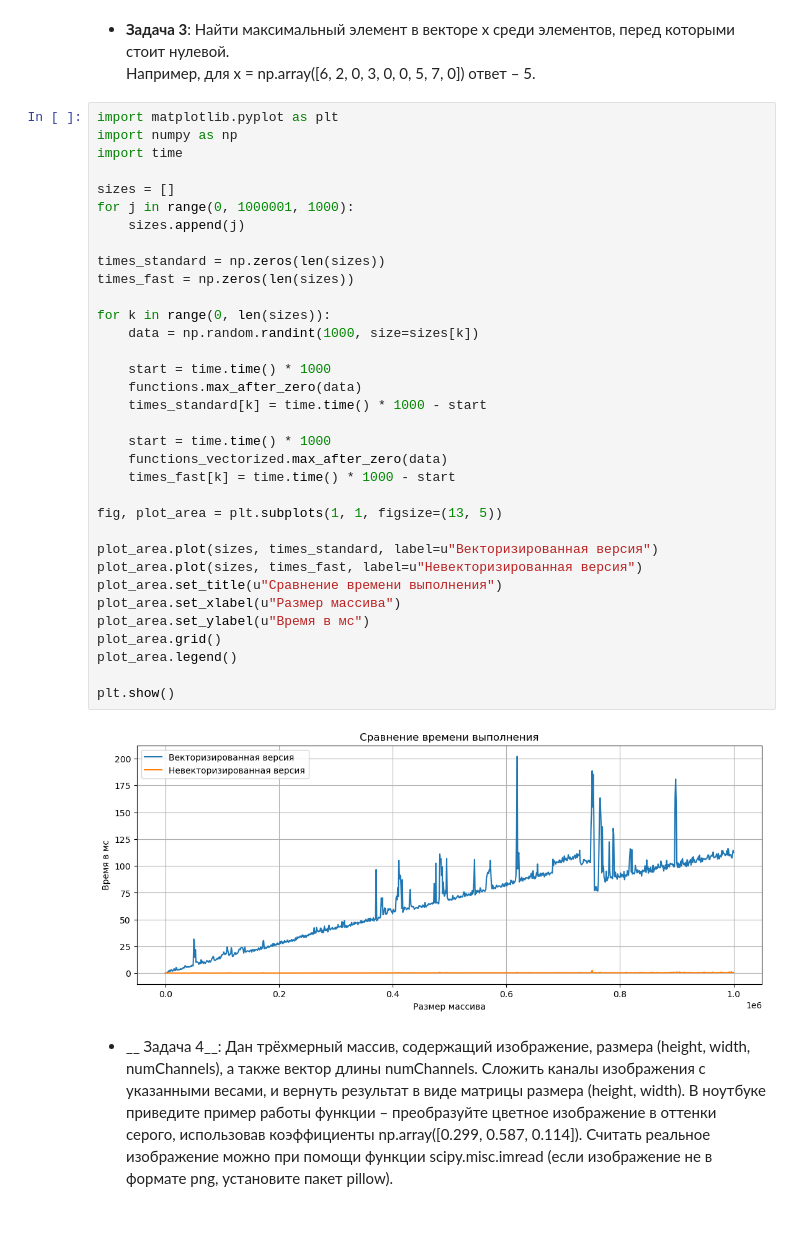
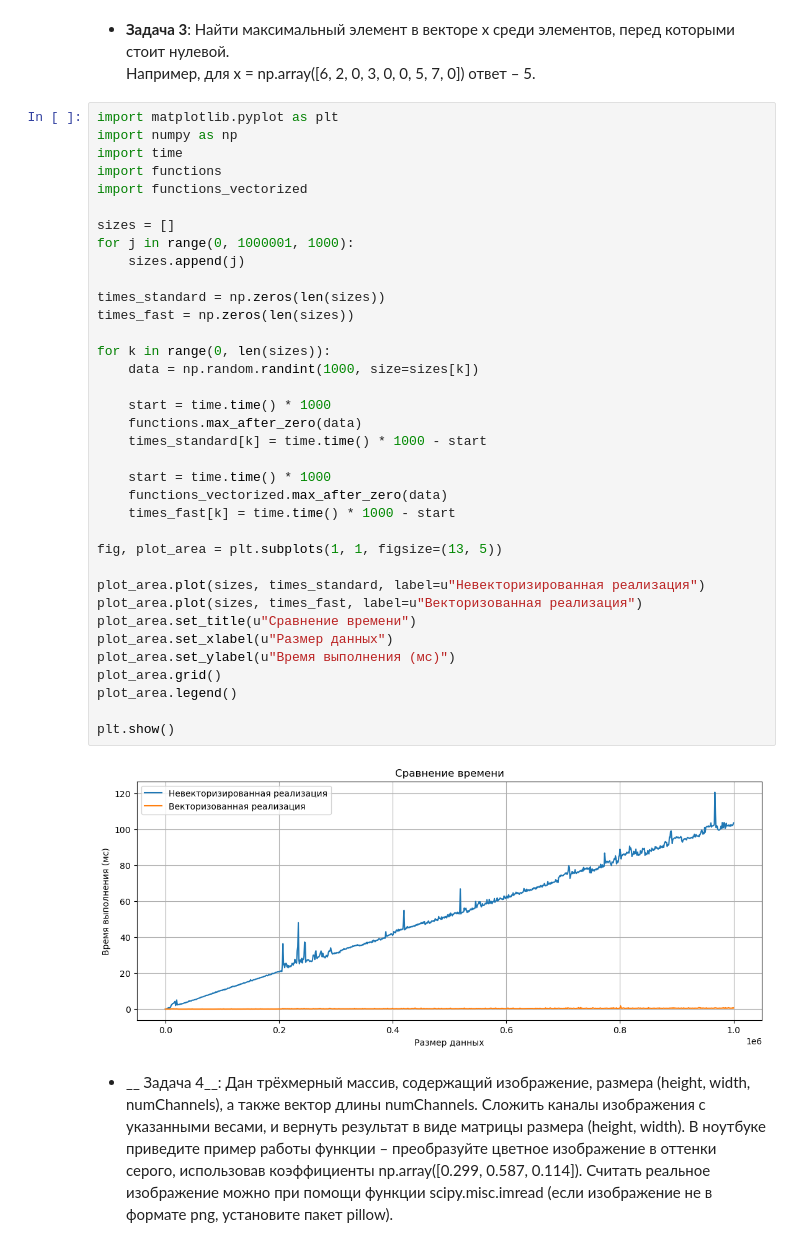
Before and after one commit to Goga44/AESC_ML11, a Jupyter notebook: task1/task1_numpy_practive.ipynb, the cells around one changed output. Cells and saved outputs as stored; diff of their text form.

```diff
--- a/task1/task1_numpy_practive.ipynb
+++ b/task1/task1_numpy_practive.ipynb
@@ -127,39 +131,41 @@ plt.show()
 # %%
 import matplotlib.pyplot as plt
 import numpy as np
 import time
+import functions
+import functions_vectorized
 
 sizes = []
 for j in range(0, 1000001, 1000):
     sizes.append(j)
 
 times_standard = np.zeros(len(sizes))
 times_fast = np.zeros(len(sizes))
 
 for k in range(0, len(sizes)):
     data = np.random.randint(1000, size=sizes[k])
 
     start = time.time() * 1000
     functions.max_after_zero(data)
     times_standard[k] = time.time() * 1000 - start
 
     start = time.time() * 1000
     functions_vectorized.max_after_zero(data)
     times_fast[k] = time.time() * 1000 - start
 
 fig, plot_area = plt.subplots(1, 1, figsize=(13, 5))
 
-plot_area.plot(sizes, times_standard, label=u"Векторизированная версия")
-plot_area.plot(sizes, times_fast, label=u"Невекторизированная версия")
-plot_area.set_title(u"Сравнение времени выполнения")
-plot_area.set_xlabel(u"Размер массива")
-plot_area.set_ylabel(u"Время в мс")
+plot_area.plot(sizes, times_standard, label=u"Невекторизированная реализация")
+plot_area.plot(sizes, times_fast, label=u"Векторизованная реализация")
+plot_area.set_title(u"Сравнение времени")
+plot_area.set_xlabel(u"Размер данных")
+plot_area.set_ylabel(u"Время выполнения (мс)")
 plot_area.grid()
 plot_area.legend()
 
 plt.show()
 # %% [output]
-[figure, old version]
+[figure, new version]
 # %% [markdown]
 
 
```
Also changed, not shown: parts of 7 cells of this notebook.
